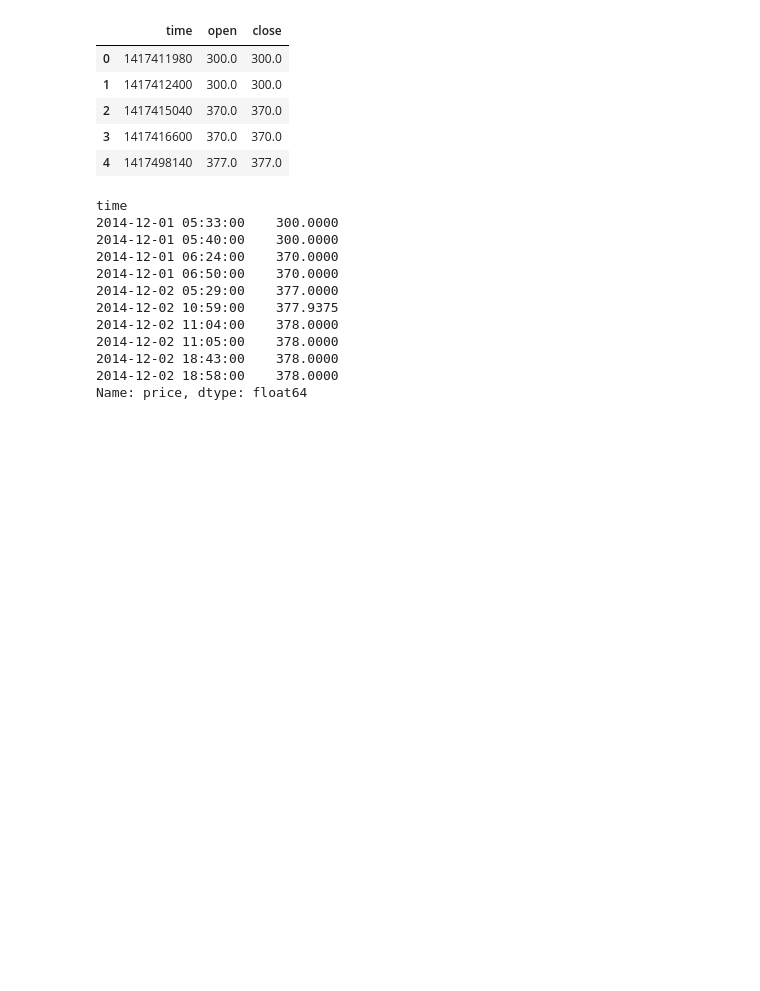
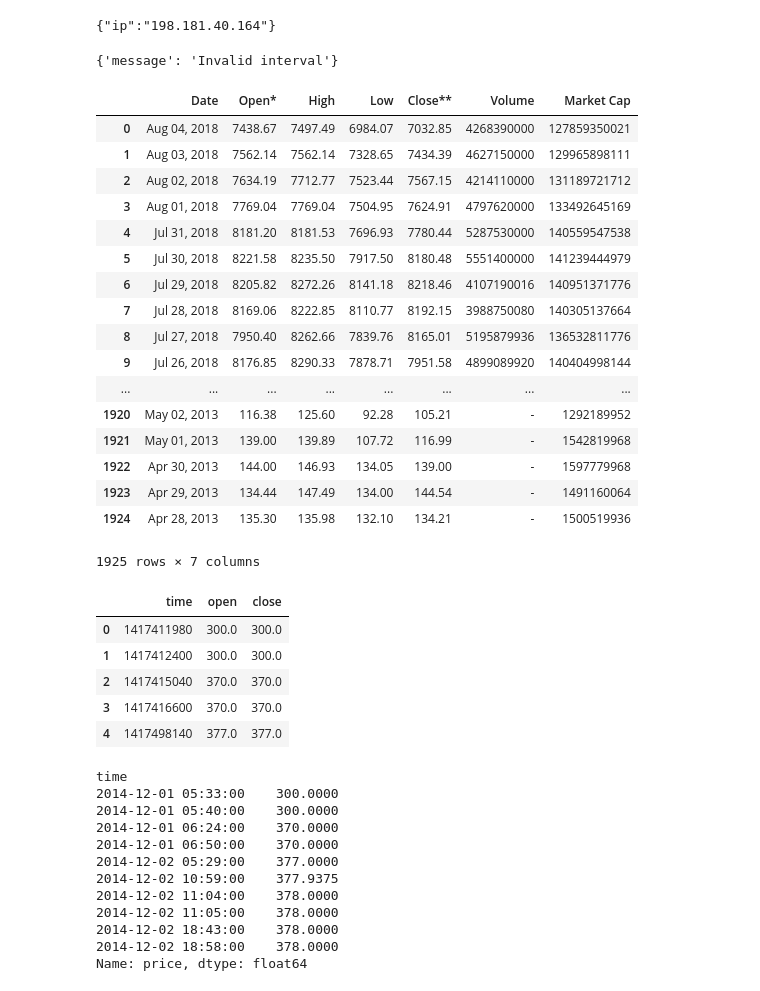
Before and after one commit to Alexzsh/ICOSpider, a Jupyter notebook: btc/process.ipynb, the cells around one changed output. Drawn from its saved outputs; the diff is of its cells as text; code cells hidden in the pictures; blank space fills up the shorter version.

```diff
--- a/btc/process.ipynb
+++ b/btc/process.ipynb
@@ -1,3 +3,7 @@
+# %%
+print(urllib.urlopen('https://api.ipify.org/?format=json').read())
+# %% [output]
+{"ip":"198.181.40.164"}
 # %%
 import pandas as pd
 import numpy as np
@@ -7,3 +15,31 @@ import matplotlib.pyplot as plt
+# %%
+pc=gdax.PublicClient()
+data=pc.get_product_historic_rates(product_id='ETH-BTC',start=1439014500,end=9999999999,granularity=3600)
+data
+# %% [output]
+{'message': 'Invalid interval'}
+# %%
+bitcoin_market_info = pd.read_html("https://coinmarketcap.com/currencies/bitcoin/historical-data/?start=20130428&end="+time.strftime("%Y%m%d"))[0]
+bitcoin_market_info = bitcoin_market_info.assign(Date=pd.to_datetime(bitcoin_market_info['Date']))
+# %% [output]
+|  | Date | Open* | High | Low | Close** | Volume | Market Cap |
+| 0 | Aug 04, 2018 | 7438.67 | 7497.49 | 6984.07 | 7032.85 | 4268390000 | 127859350021 |
+| 1 | Aug 03, 2018 | 7562.14 | 7562.14 | 7328.65 | 7434.39 | 4627150000 | 129965898111 |
+| 2 | Aug 02, 2018 | 7634.19 | 7712.77 | 7523.44 | 7567.15 | 4214110000 | 131189721712 |
+| 3 | Aug 01, 2018 | 7769.04 | 7769.04 | 7504.95 | 7624.91 | 4797620000 | 133492645169 |
+| 4 | Jul 31, 2018 | 8181.20 | 8181.53 | 7696.93 | 7780.44 | 5287530000 | 140559547538 |
+| 5 | Jul 30, 2018 | 8221.58 | 8235.50 | 7917.50 | 8180.48 | 5551400000 | 141239444979 |
+| 6 | Jul 29, 2018 | 8205.82 | 8272.26 | 8141.18 | 8218.46 | 4107190016 | 140951371776 |
+| 7 | Jul 28, 2018 | 8169.06 | 8222.85 | 8110.77 | 8192.15 | 3988750080 | 140305137664 |
+| 8 | Jul 27, 2018 | 7950.40 | 8262.66 | 7839.76 | 8165.01 | 5195879936 | 136532811776 |
+| 9 | Jul 26, 2018 | 8176.85 | 8290.33 | 7878.71 | 7951.58 | 4899089920 | 140404998144 |
+| ... | ... | ... | ... | ... | ... | ... | ... |
+| 1920 | May 02, 2013 | 116.38 | 125.60 | 92.28 | 105.21 | - | 1292189952 |
+| 1921 | May 01, 2013 | 139.00 | 139.89 | 107.72 | 116.99 | - | 1542819968 |
+| 1922 | Apr 30, 2013 | 144.00 | 146.93 | 134.05 | 139.00 | - | 1597779968 |
+| 1923 | Apr 29, 2013 | 134.44 | 147.49 | 134.00 | 144.54 | - | 1491160064 |
+| 1924 | Apr 28, 2013 | 135.30 | 135.98 | 132.10 | 134.21 | - | 1500519936 |
+1925 rows × 7 columns
 # %%
 df=pd.read_csv('BTC_price_history.csv',usecols=[0,4,6],names=['time', 'open', 'close'])
 df.head(n=5)
```
Also changed, not shown: parts of 2 cells of this notebook, 6 other files.
